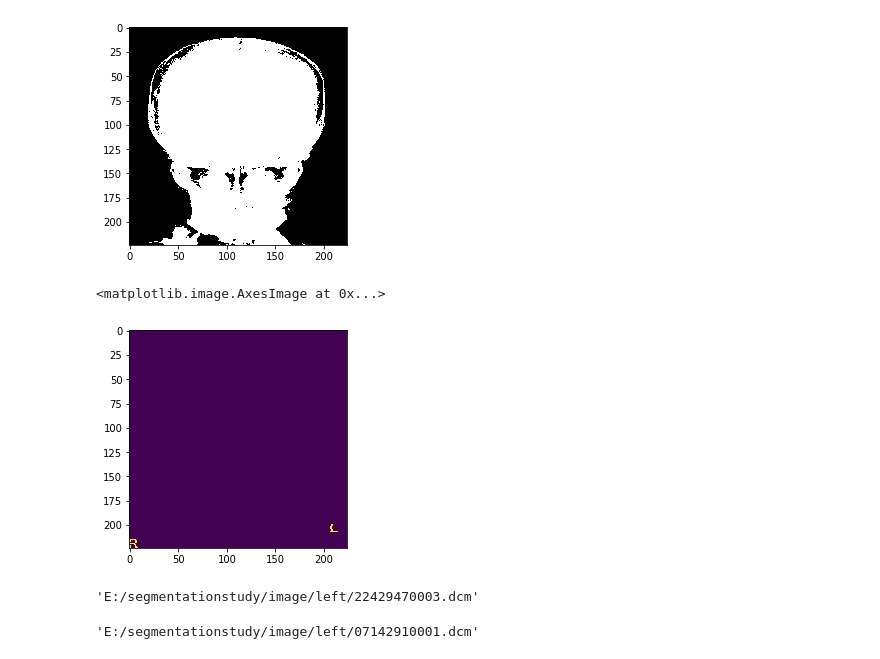
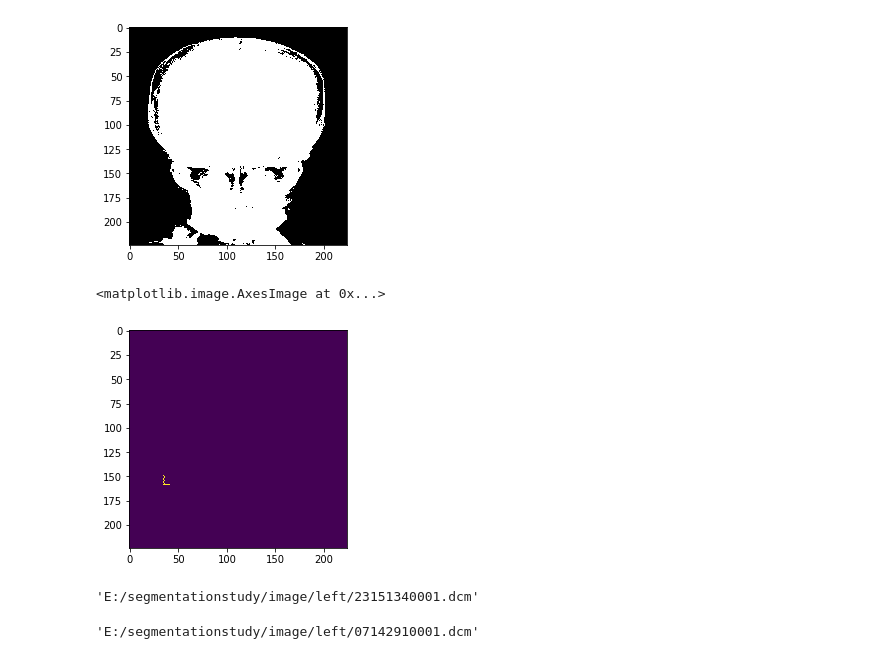
Before and after one commit to hihipch/One_Commit_per_Day, a Jupyter notebook: SkullFracture/SkullOrientationResNet.ipynb, the cells around one changed output. Drawn from its saved outputs; the diff is of its cells as text; code cells hidden in the pictures.

```diff
--- a/SkullFracture/SkullOrientationResNet.ipynb
+++ b/SkullFracture/SkullOrientationResNet.ipynb
@@ -471,15 +473,15 @@ for image in leftmetadata:
     overlayData.append(btmp)
 overlayData=np.array(overlayData)
 # %%
-i=18
+i=60
 plt.imshow(overlayData[i])
 # %% [output]
 <matplotlib.image.AxesImage at 0x...>
-[figure, old version]
+[figure, new version]
 # %%
 shutil.copy(leftXray_list[i], leftXray_list[i].replace('oldleft', 'left'))
 # %% [output]
-'E:/segmentationstudy/image/left/22429470003.dcm'
+'E:/segmentationstudy/image/left/23151340001.dcm'
 # %%
 shutil.copy(leftXray_list[i], leftXray_list[i].replace('oldleft', 'right'))
 # %% [output]
```
Also changed, not shown: parts of 1 cell of this notebook, 6 other files.
